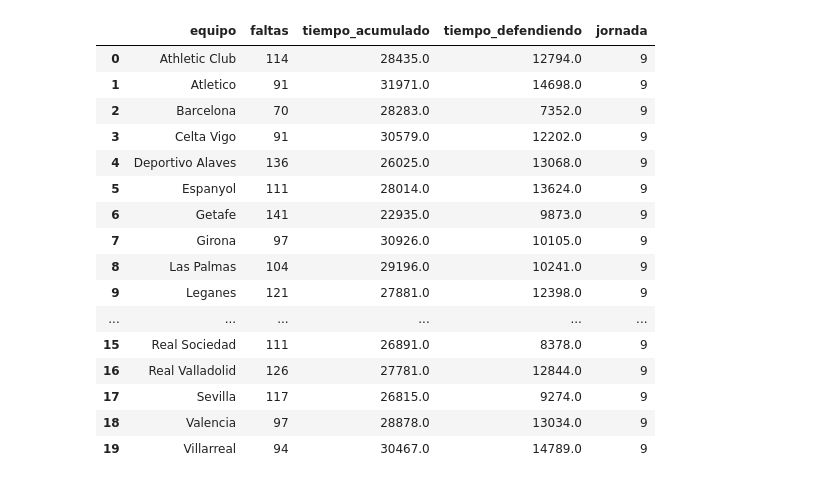
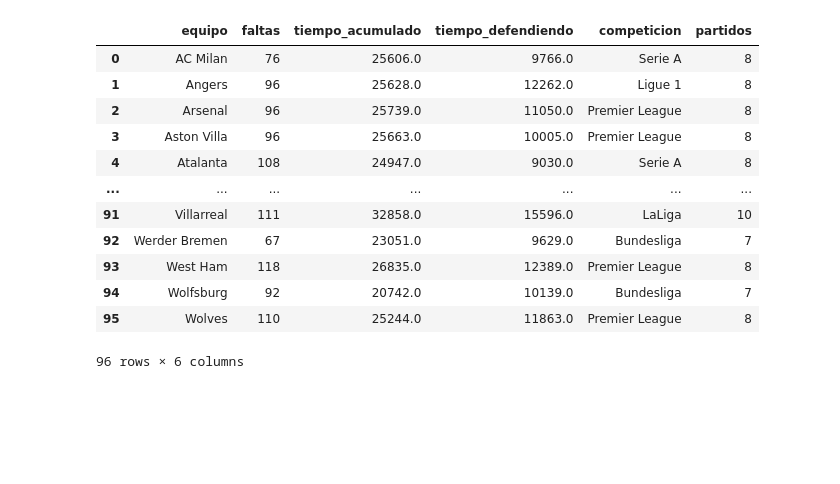
Before and after one commit to srgmrtnvqr/AnalisisFaltas24-25, a Jupyter notebook: descarga_tratamiento_faltas.ipynb, the cells around one changed output. Saved outputs shown, nothing was run; the diff lists cells and outputs as text; code cells hidden in the pictures; blank space fills up the shorter version.

Commit message:
Descarga de las 5 ligas y un cálculo para el nº de partidos jugados.

```diff
--- a/descarga_tratamiento_faltas.ipynb
+++ b/descarga_tratamiento_faltas.ipynb
@@ -26,6 +27,6 @@ df_datos
 # %%
 # Dataframe con los tiempos efectivos de todos los partidos
-df_tiempo = df_datos[['jornada','equipo','localia','tiempo_acumulado','tiempo_defendiendo_local','tiempo_defendiendo_visitante']]
+df_tiempo = df_datos[['jornada','equipo','localia','tiempo_acumulado','tiempo_defendiendo_local','tiempo_defendiendo_visitante','competicion']]
 df_tiempo = df_tiempo.groupby(['jornada','equipo'], as_index=False).max()
 df_tiempo
 # %% [output]
@@ -44,0 +46,8 @@ df_tiempo
+# %%
+# Contar el número de veces que aparece cada equipo para saber el nº de partidos que ha disputado
+df_equipos = df_tiempo[['equipo','competicion']]
+df_partidos = df_tiempo[['equipo']]
+df_partidos = df_partidos.rename(columns={'equipo': 'partidos'})
+df_partidos = pd.concat([df_equipos, df_partidos], axis=1)
+df_partidos = df_partidos.groupby(['equipo','competicion'], as_index=False).count()
+df_partidos
@@ -45,7 +68,7 @@ df_tiempo
 # %%
 # Dataframe con los tiempos efectivos de los partidos como local
 df_tiempo_local = df_tiempo.loc[df_tiempo.localia == 'local'].reset_index(drop=True)
-df_tiempo_local = df_tiempo_local.drop(columns=['jornada','localia','tiempo_defendiendo_visitante']).reset_index(drop=True)
+df_tiempo_local = df_tiempo_local.drop(columns=['jornada','localia','tiempo_defendiendo_visitante','competicion']).reset_index(drop=True)
 df_tiempo_local = df_tiempo_local.groupby('equipo', as_index=False).sum()
 df_tiempo_local = df_tiempo_local.rename(columns={'tiempo_defendiendo_local': 'tiempo_defendiendo'})
 df_tiempo_local
@@ -70,7 +89,7 @@ df_tiempo_local
 # %%
 # Dataframe con los tiempos efectivos de los partidos como visitante
 df_tiempo_visitante = df_tiempo.loc[df_tiempo.localia == 'visitante'].reset_index(drop=True)
-df_tiempo_visitante = df_tiempo_visitante.drop(columns=['jornada','localia','tiempo_defendiendo_local']).reset_index(drop=True)
+df_tiempo_visitante = df_tiempo_visitante.drop(columns=['jornada','localia','tiempo_defendiendo_local','competicion']).reset_index(drop=True)
 df_tiempo_visitante = df_tiempo_visitante.groupby('equipo', as_index=False).sum()
 df_tiempo_visitante = df_tiempo_visitante.rename(columns={'tiempo_defendiendo_visitante': 'tiempo_defendiendo'})
 df_tiempo_visitante
@@ -164,23 +167,19 @@ df_jornadas
 # %%
 # Dataframe final con las faltas de cada equipo y el tiempo efectivo
-df_analisis = pd.merge(df_faltas, df_tiempo_final, how='left', on='equipo').merge(df_jornadas, how='left', on='equipo')
+df_analisis = pd.merge(df_faltas, df_tiempo_final, how='left', on='equipo').merge(df_partidos, how='left', on='equipo')
 df_analisis.to_excel('analisis_faltas.xlsx', index=False)
 df_analisis
 # %% [output]
-|  | equipo | faltas | tiempo_acumulado | tiempo_defendiendo | jornada |
-| 0 | Athletic Club | 114 | 28435.0 | 12794.0 | 9 |
-| 1 | Atletico | 91 | 31971.0 | 14698.0 | 9 |
-| 2 | Barcelona | 70 | 28283.0 | 7352.0 | 9 |
-| 3 | Celta Vigo | 91 | 30579.0 | 12202.0 | 9 |
-| 4 | Deportivo Alaves | 136 | 26025.0 | 13068.0 | 9 |
-| 5 | Espanyol | 111 | 28014.0 | 13624.0 | 9 |
-| 6 | Getafe | 141 | 22935.0 | 9873.0 | 9 |
-| 7 | Girona | 97 | 30926.0 | 10105.0 | 9 |
-| 8 | Las Palmas | 104 | 29196.0 | 10241.0 | 9 |
-| 9 | Leganes | 121 | 27881.0 | 12398.0 | 9 |
-| ... | ... | ... | ... | ... | ... |
-| 15 | Real Sociedad | 111 | 26891.0 | 8378.0 | 9 |
-| 16 | Real Valladolid | 126 | 27781.0 | 12844.0 | 9 |
-| 17 | Sevilla | 117 | 26815.0 | 9274.0 | 9 |
-| 18 | Valencia | 97 | 28878.0 | 13034.0 | 9 |
-| 19 | Villarreal | 94 | 30467.0 | 14789.0 | 9 |
+|  | equipo | faltas | tiempo_acumulado | tiempo_defendiendo | competicion | partidos |
+| 0 | AC Milan | 76 | 25606.0 | 9766.0 | Serie A | 8 |
+| 1 | Angers | 96 | 25628.0 | 12262.0 | Ligue 1 | 8 |
+| 2 | Arsenal | 96 | 25739.0 | 11050.0 | Premier League | 8 |
+| 3 | Aston Villa | 96 | 25663.0 | 10005.0 | Premier League | 8 |
+| 4 | Atalanta | 108 | 24947.0 | 9030.0 | Serie A | 8 |
+| ... | ... | ... | ... | ... | ... | ... |
+| 91 | Villarreal | 111 | 32858.0 | 15596.0 | LaLiga | 10 |
+| 92 | Werder Bremen | 67 | 23051.0 | 9629.0 | Bundesliga | 7 |
+| 93 | West Ham | 118 | 26835.0 | 12389.0 | Premier League | 8 |
+| 94 | Wolfsburg | 92 | 20742.0 | 10139.0 | Bundesliga | 7 |
+| 95 | Wolves | 110 | 25244.0 | 11863.0 | Premier League | 8 |
+96 rows × 6 columns
```
Also changed, not shown: parts of 8 cells of this notebook.
